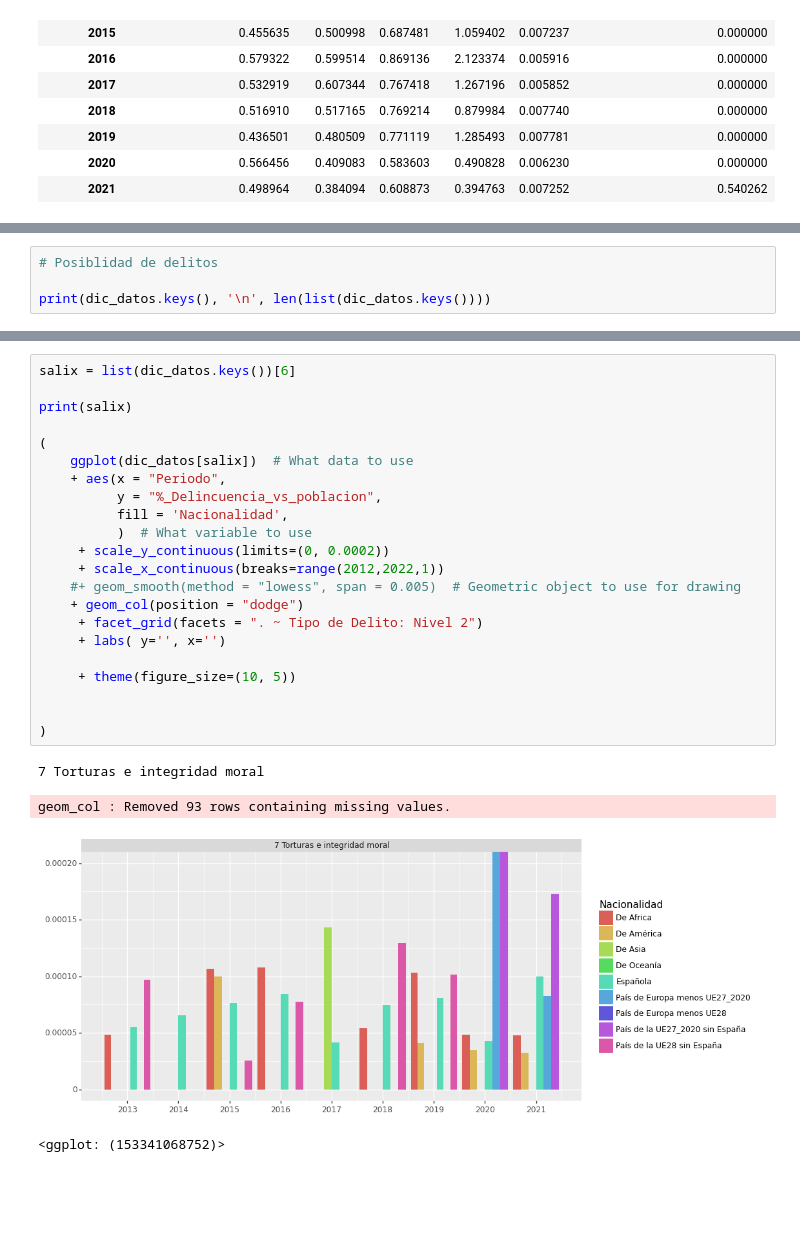
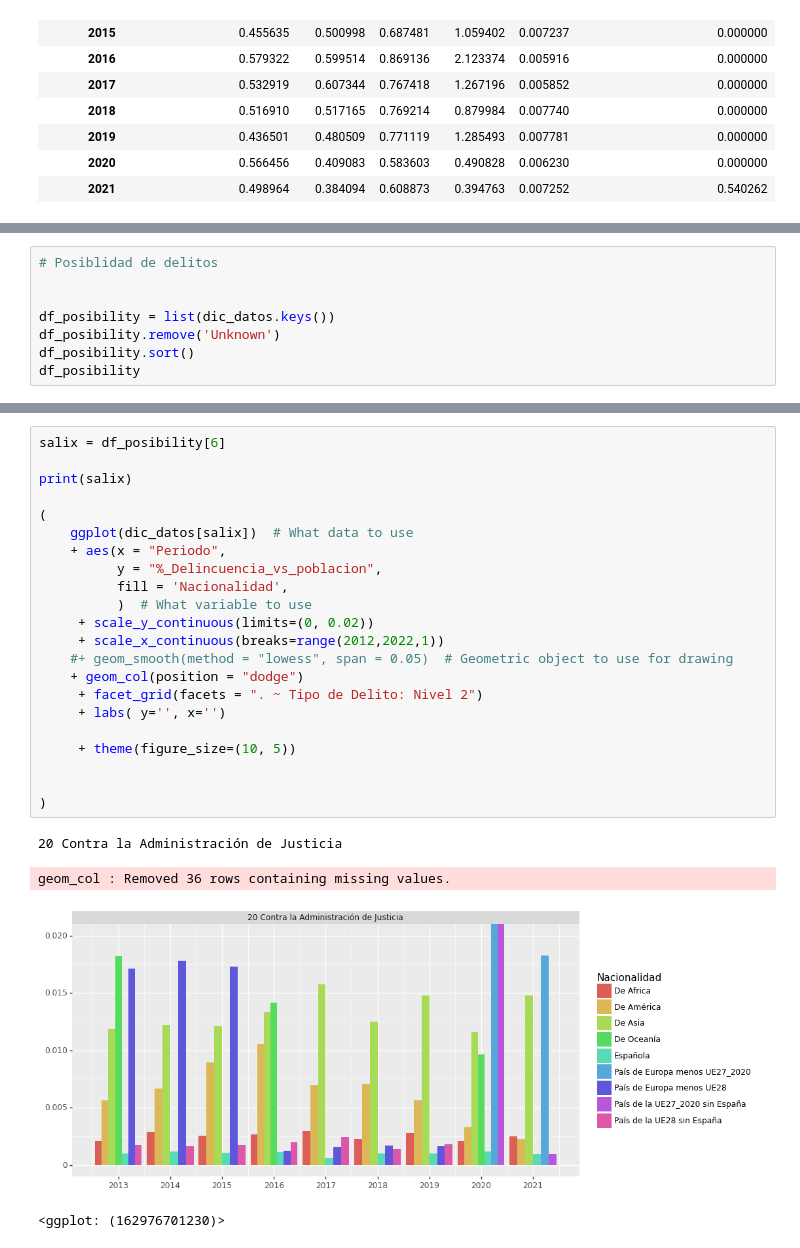
Before and after one commit to Adrian-AP/Python_Visualization, a Jupyter notebook: 8. Visualizacion/Tarea/adrian_asenjo_perez_visualizacion.ipynb, the cells around one changed output, grey strips where cells are left out. Drawn from its saved outputs; the diff is of its cells as text; blank space fills up the shorter version.

```diff
--- a/8. Visualizacion/Tarea/adrian_asenjo_perez_visualizacion.ipynb
+++ b/8. Visualizacion/Tarea/adrian_asenjo_perez_visualizacion.ipynb
@@ -209,5 +211,9 @@ Boolean Series key will be reindexed to match DataFrame index.
 # %%
 # Posiblidad de delitos
 
-print(dic_datos.keys(), '\n', len(list(dic_datos.keys())))
+
+df_posibility = list(dic_datos.keys())
+df_posibility.remove('Unknown')
+df_posibility.sort()
+df_posibility
 # %% [output]
@@ -297,28 +368,28 @@ geom_col : Removed 248 rows containing missing values.
 # %%
-salix = list(dic_datos.keys())[6]
+salix = df_posibility[6]
 
 print(salix)
 
 (
     ggplot(dic_datos[salix])  # What data to use
     + aes(x = "Periodo",
           y = "%_Delincuencia_vs_poblacion",
           fill = 'Nacionalidad',
           )  # What variable to use
-     + scale_y_continuous(limits=(0, 0.0002))
+     + scale_y_continuous(limits=(0, 0.02))
      + scale_x_continuous(breaks=range(2012,2022,1))
-    #+ geom_smooth(method = "lowess", span = 0.005)  # Geometric object to use for drawing
+    #+ geom_smooth(method = "lowess", span = 0.05)  # Geometric object to use for drawing
     + geom_col(position = "dodge")
      + facet_grid(facets = ". ~ Tipo de Delito: Nivel 2")
      + labs( y='', x='')
 
      + theme(figure_size=(10, 5))
 
 
 )
 # %% [output]
-7 Torturas e integridad moral
+20 Contra la Administración de Justicia
-geom_col : Removed 93 rows containing missing values.
+geom_col : Removed 36 rows containing missing values.
-[figure, old version]
+[figure, new version]
-<ggplot: (153341068752)>
+<ggplot: (162976701230)>
 # %%
```
Also changed, not shown: parts of 22 cells of this notebook.
